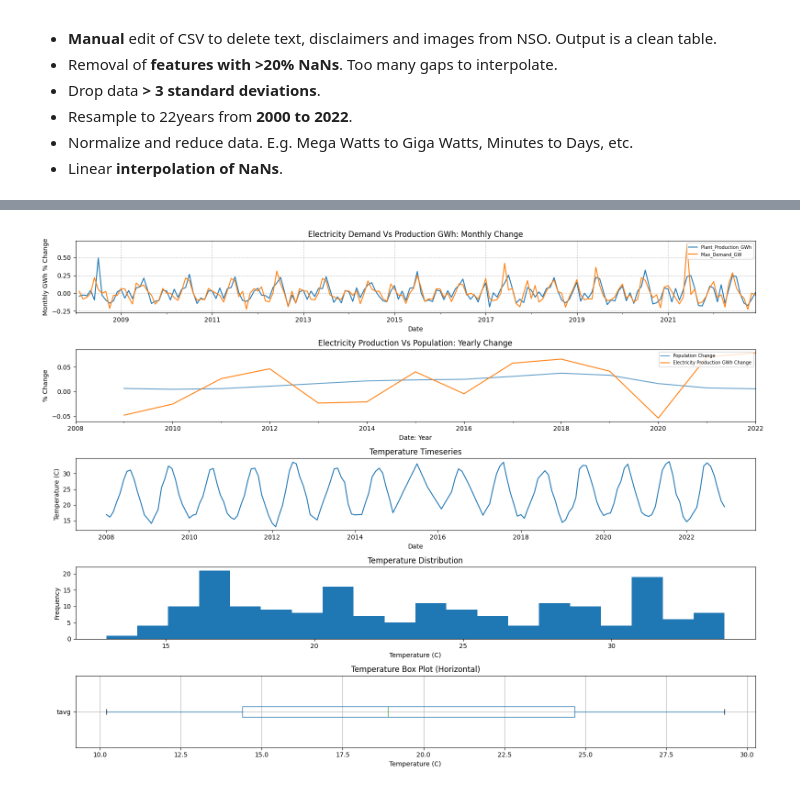
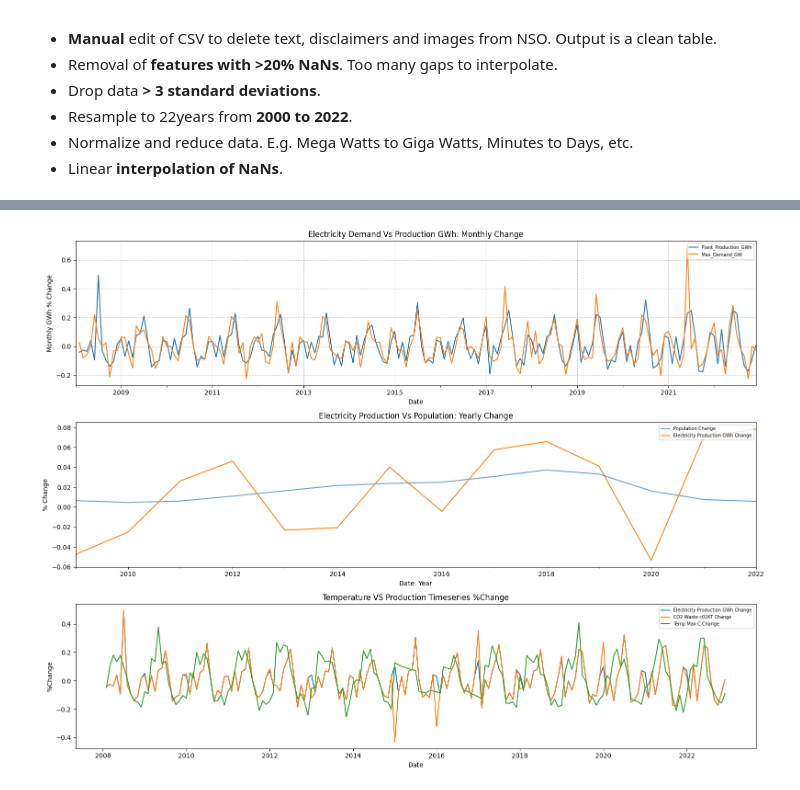
Before and after one commit to ATECO-malta/applied_ml_assignment, a Jupyter notebook: data_analysis.ipynb, the cells around one changed output, grey strips where cells are left out. Drawn from its saved outputs; the diff is of its cells as text; code cells hidden in the pictures.

```diff
--- a/data_analysis.ipynb
+++ b/data_analysis.ipynb
@@ -224,8 +259,7 @@ all_data_df.tail(3)
 | 2022-11-01 | 0.41 | 206.40 | 13.05 | 16.79 | 57.10 | ... |
 | 2022-12-01 | 0.40 | 207.78 | 22.02 | 15.84 | 57.48 | ... |
 # %%
-from meteostat import Point, Daily, Monthly
-import pandas as pd
+from meteostat import Point, Monthly
 
 # Create Point for Malta - specify latitude and longitude
 malta = Point(35.8992, 14.5141)
@@ -237,8 +271,5 @@ temp_data_df = temp_data_df[
 
 temp_data_df.index = pd.to_datetime(temp_data_df.index, format="%Y-%m-%d")
 temp_data_df = temp_data_df.interpolate().bfill()
-
-all_data_df = pd.concat([all_data_df, temp_data_df], axis=1, ignore_index=False)
-
-all_data_df.tail(3)
+temp_data_df.head(3)
 # %% [output]
@@ -249,4 +280,0 @@ all_data_df.tail(3)
-# %%
-# In case indices failed to align.
-all_data_df = all_data_df.interpolate().ffill().bfill()
-all_data_df.head(5)
@@ -259,0 +303,8 @@ all_data_df.head(5)
+# %%
+all_data_df = pd.concat(
+    [all_data_df, temp_data_df[["tmin", "tavg", "tmax"]]], axis=1, ignore_index=False
+)
+
+
+all_data_df = all_data_df.interpolate().ffill().fillna(0)
+all_data_df.tail(3)
@@ -260,48 +316,45 @@ all_data_df.head(5)
 # %%
-prod_cols = [
-    "Plant_Production_GWh",
-    "Max_Demand_GW",
-]
-temp_data = temp_data_df["tmax"]
-
-fig, axes = plt.subplots(5, 1, figsize=(16, 12))
-all_data_df[prod_cols].pct_change().ffill().plot(kind="line", ax=axes[0])
+fig, axes = plt.subplots(3, 1, figsize=(16, 12))
+all_data_df[["Plant_Production_GWh", "Max_Demand_GW"]].pct_change().ffill().plot(
+    kind="line", ax=axes[0]
+)
 axes[0].set_xlabel("Date")
 axes[0].set_ylabel("Monthly GWh % Change")
 axes[0].grid(axis="both", linestyle="--", alpha=0.7)
 axes[0].set_title("Electricity Demand Vs Production GWh: Monthly Change")
 axes[0].legend(fontsize=7, loc="upper right")
 
 
-all_data_df["Population"].resample("YS").mean().pct_change().plot(
+all_data_df["Population"].resample("YS").mean().pct_change().dropna().plot(
     kind="line", ax=axes[1], alpha=0.7, label="Population Change"
 )
-all_data_df["Plant_Production_GWh"].resample("YS").mean().pct_change().plot(
+all_data_df["Plant_Production_GWh"].resample("YS").mean().pct_change().dropna().plot(
     kind="line", ax=axes[1], label="Electricity Production GWh Change"
 )
 axes[1].set_xlabel("Date: Year")
 axes[1].set_ylabel("% Change")
 axes[1].set_title("Electricity Production Vs Population: Yearly Change")
 axes[1].legend(fontsize=7, loc="upper right")
 
-axes[2].plot(temp_data)
-axes[2].set_ylabel("Temperature (C)")
+axes[2].plot(
+    all_data_df["Plant_Production_GWh"].pct_change().dropna(),
+    label="Electricity Production GWh Change",
+)
+axes[2].plot(
+    all_data_df["powerplants_c02_kt"].pct_change().dropna(),
+    label="CO2 Waste c02KT Change",
+)
+axes[2].plot(all_data_df["tmax"].pct_change().dropna(), label="Temp Max C Change")
+axes[2].set_ylabel("%Change")
 axes[2].set_xlabel("Date")
-axes[2].set_title("Temperature Timeseries")
+axes[2].set_title("Temperature VS Production Timeseries %Change")
+axes[2].legend(fontsize=7, loc="upper right")
 
-axes[3].hist(temp_data, bins=20)
-axes[3].set_xlabel("Temperature (C)")
-axes[3].set_ylabel("Frequency")
-axes[3].set_title("Temperature Distribution")
-
-all_data_df.boxplot(column="tavg", vert=False)
-axes[4].set_title("Temperature Box Plot (Horizontal)")
-axes[4].set_xlabel("Temperature (C)")
 
 plt.tight_layout()
 plt.show()
 # %% [output]
-[figure, old version]
+[figure, new version]
 # %%
 plt.figure(figsize=(18, 8))
 
```
Also changed, not shown: parts of 7 cells of this notebook, 3 other files.
